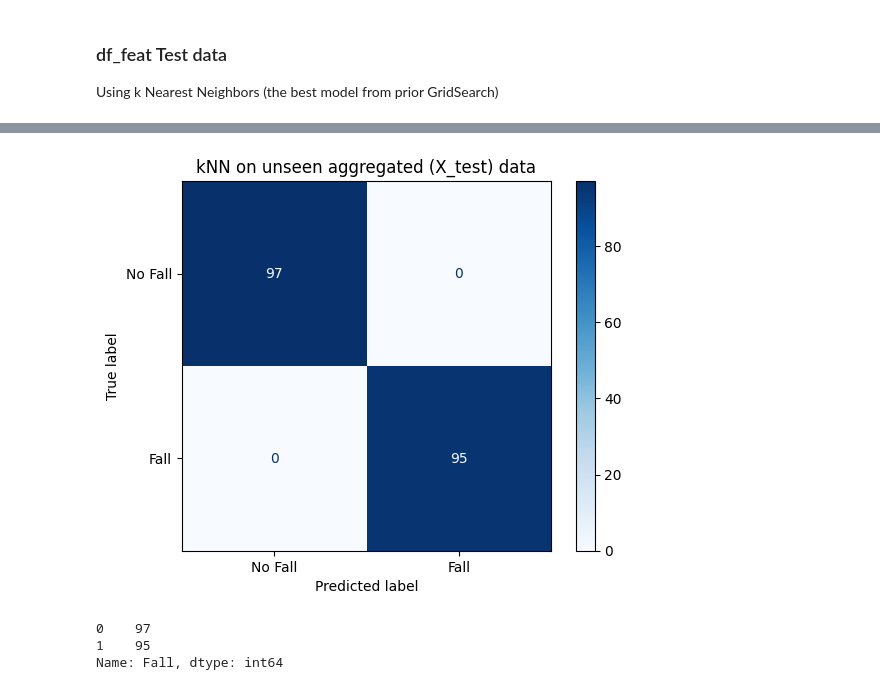
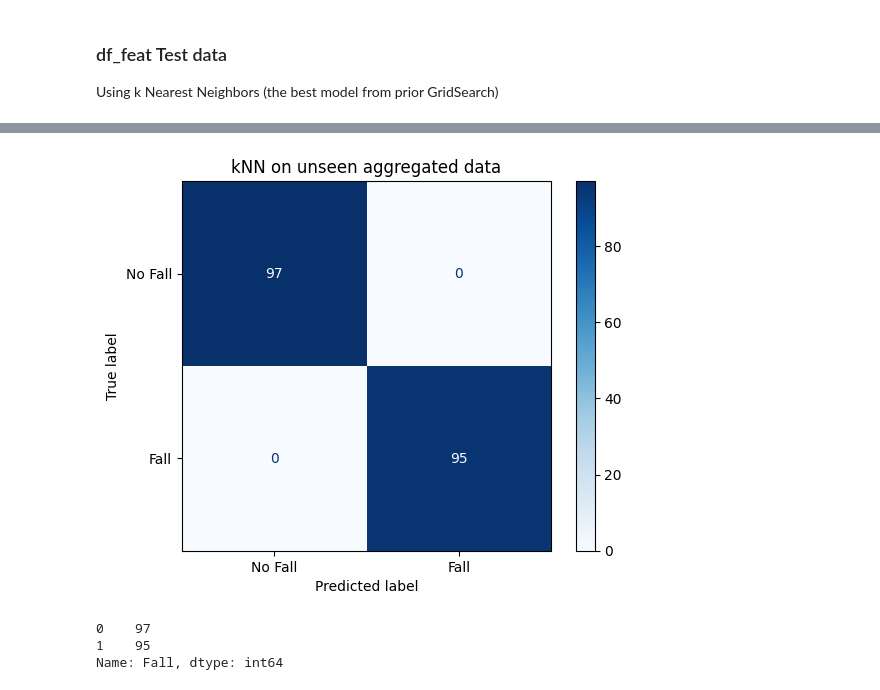
Before and after one commit to mccafj/Fall_Detection_Model, a Jupyter notebook: Notebook_Fall_Detection_Model.ipynb, the cells around one changed output, grey strips where cells are left out. Saved outputs shown, nothing was run; the diff lists cells and outputs as text; code cells hidden in the pictures.

Commit message:
updated slides, image titles

```diff
--- a/Notebook_Fall_Detection_Model.ipynb
+++ b/Notebook_Fall_Detection_Model.ipynb
@@ -2584,12 +2584,12 @@ print_results(df2_knn_test_results)
 # %%
 cm_knn_final = confusion_matrix(y_te_2, y_df2_knn_test_pred, labels=[0,1])
 disp_knn_final = ConfusionMatrixDisplay(confusion_matrix=cm_knn_final, display_labels=['No Fall', 'Fall'])
 disp_knn_final_cm = disp_knn_final.plot(cmap=plt.cm.Blues,values_format='g')
-plt.title("kNN on unseen aggregated (X_test) data")
+plt.title("kNN on unseen aggregated data")
 plt.savefig('images/knn_agg_conf_matrix.png', bbox_inches='tight', dpi=300)
 plt.show();
 # %% [output]
-[figure, old version]
+[figure, new version]
 # %%
 y_te_2.value_counts()
 # %% [output]
```
Also changed, not shown: parts of 46 cells of this notebook, 8 other files.
